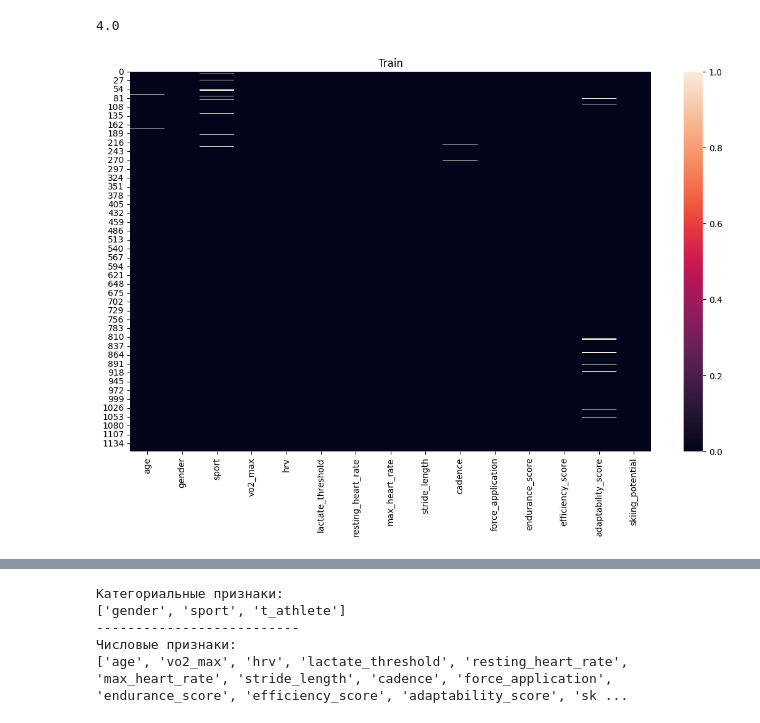
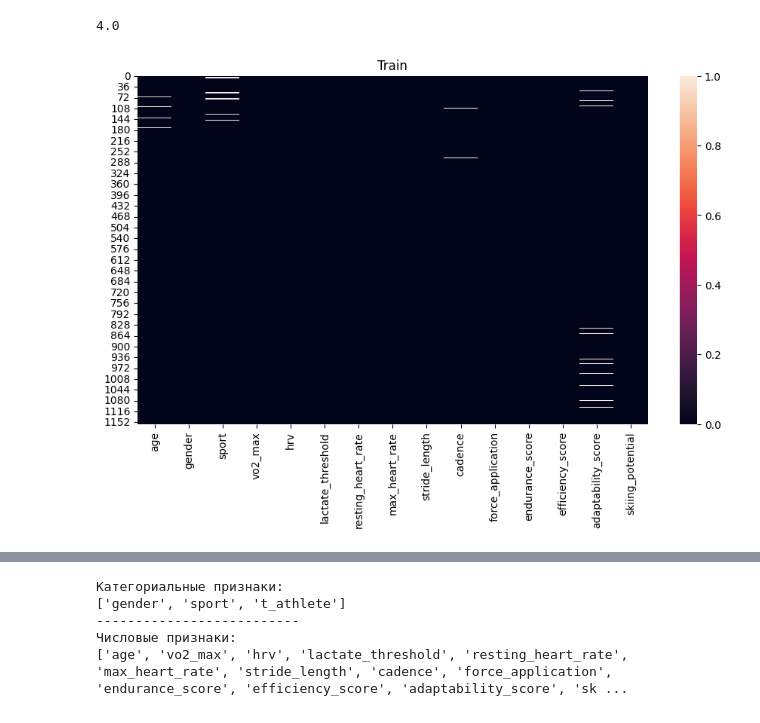
Before and after one commit to Anastasia2207/Downloads, a Jupyter notebook: Project_2.ipynb, the cells around one changed output, grey strips where cells are left out. Drawn from its saved outputs; the diff is of its cells as text; code cells hidden in the pictures.

```diff
--- a/Project_2.ipynb
+++ b/Project_2.ipynb
@@ -291,13 +291,13 @@ round(1 - df.dropna().shape[0]/df.shape[0], 2)*100
 # %% [output]
 4.0
 # %%
-fig = plt.figure(figsize=(30, 8))
+fig = plt.figure(figsize=(24, 6))
 ax = fig.add_subplot(1, 2, 1)
 ax = sns.heatmap(df[df.columns[1:]].isnull())
 ax.title.set_text('Train')
 plt.show()
 # %% [output]
-[figure, old version]
+[figure, new version]
 # %%
 # разделю athlete_id на две части, получив RUN и номер
 df[["t_athlete", 'n_athlete']] = df["athlete_id"].str.split('_', expand=True)
```
Also changed, not shown: parts of 6 cells of this notebook.
